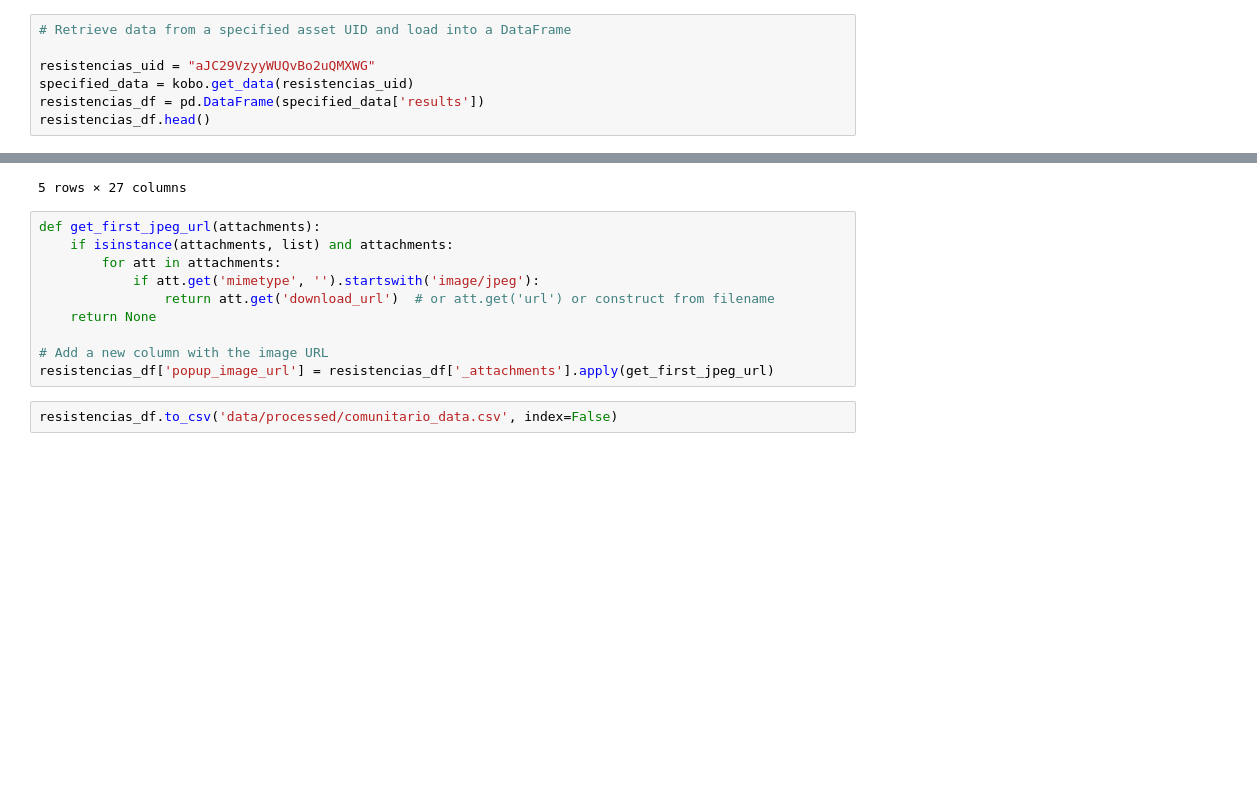
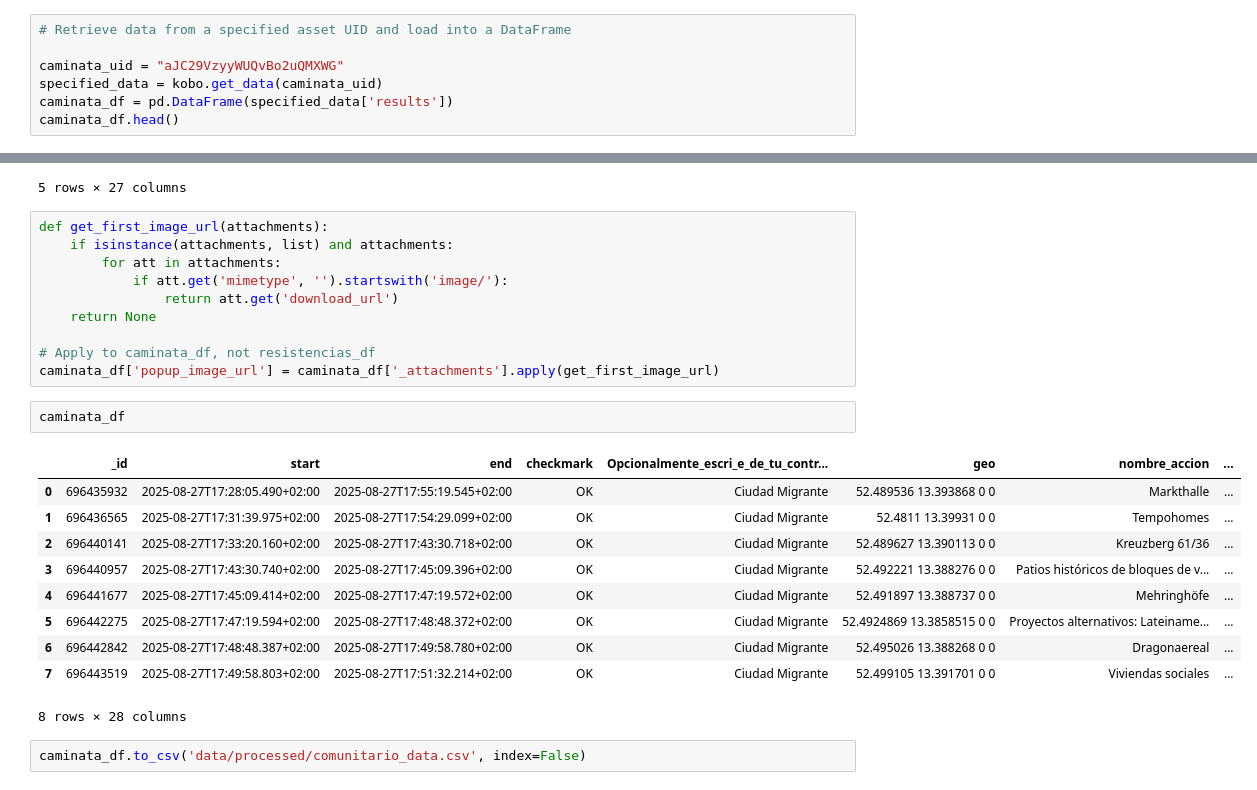
Before and after one commit to GibranMena/mapeos_comunitarios, a Jupyter notebook: _notebooks/0.1-migrant_collect-data.ipynb, the cells around one changed output, grey strips where cells are left out. Drawn from its saved outputs; the diff is of its cells as text; blank space fills up the shorter version.

Commit message:
updated new map code in migran collect

```diff
--- a/_notebooks/0.1-migrant_collect-data.ipynb
+++ b/_notebooks/0.1-migrant_collect-data.ipynb
@@ -64,10 +64,10 @@ assets_df[['uid', 'name', 'asset_type', 'date_created', 'date_modified']]
 # %%
 # Retrieve data from a specified asset UID and load into a DataFrame
 
-resistencias_uid = "aJC29VzyyWUQvBo2uQMXWG"
-specified_data = kobo.get_data(resistencias_uid)
-resistencias_df = pd.DataFrame(specified_data['results'])
-resistencias_df.head()
+caminata_uid = "aJC29VzyyWUQvBo2uQMXWG"
+specified_data = kobo.get_data(caminata_uid)
+caminata_df = pd.DataFrame(specified_data['results'])
+caminata_df.head()
 # %% [output]
 |  | _id | start | end | checkmark | Opcionalmente_escri_e_de_tu_contr... | geo | nombre_accion | ... |
 | 0 | 696435932 | 2025-08-27T17:28:05.490+02:00 | 2025-08-27T17:55:19.545+02:00 | OK | Ciudad Migrante | 52.489536 13.393868 0 0 | Markthalle | ... |
@@ -77,15 +77,28 @@ resistencias_df.head()
 | 4 | 696441677 | 2025-08-27T17:45:09.414+02:00 | 2025-08-27T17:47:19.572+02:00 | OK | Ciudad Migrante | 52.491897 13.388737 0 0 | Mehringhöfe | ... |
 5 rows × 27 columns
 # %%
-def get_first_jpeg_url(attachments):
+def get_first_image_url(attachments):
     if isinstance(attachments, list) and attachments:
         for att in attachments:
-            if att.get('mimetype', '').startswith('image/jpeg'):
-                return att.get('download_url')  # or att.get('url') or construct from filename
+            if att.get('mimetype', '').startswith('image/'):
+                return att.get('download_url')
     return None
 
-# Add a new column with the image URL
-resistencias_df['popup_image_url'] = resistencias_df['_attachments'].apply(get_first_jpeg_url)
+# Apply to caminata_df, not resistencias_df
+caminata_df['popup_image_url'] = caminata_df['_attachments'].apply(get_first_image_url)
+# %%
+caminata_df
+# %% [output]
+|  | _id | start | end | checkmark | Opcionalmente_escri_e_de_tu_contr... | geo | nombre_accion | ... |
+| 0 | 696435932 | 2025-08-27T17:28:05.490+02:00 | 2025-08-27T17:55:19.545+02:00 | OK | Ciudad Migrante | 52.489536 13.393868 0 0 | Markthalle | ... |
+| 1 | 696436565 | 2025-08-27T17:31:39.975+02:00 | 2025-08-27T17:54:29.099+02:00 | OK | Ciudad Migrante | 52.4811 13.39931 0 0 | Tempohomes | ... |
+| 2 | 696440141 | 2025-08-27T17:33:20.160+02:00 | 2025-08-27T17:43:30.718+02:00 | OK | Ciudad Migrante | 52.489627 13.390113 0 0 | Kreuzberg 61/36 | ... |
+| 3 | 696440957 | 2025-08-27T17:43:30.740+02:00 | 2025-08-27T17:45:09.396+02:00 | OK | Ciudad Migrante | 52.492221 13.388276 0 0 | Patios históricos de bloques de v... | ... |
+| 4 | 696441677 | 2025-08-27T17:45:09.414+02:00 | 2025-08-27T17:47:19.572+02:00 | OK | Ciudad Migrante | 52.491897 13.388737 0 0 | Mehringhöfe | ... |
+| 5 | 696442275 | 2025-08-27T17:47:19.594+02:00 | 2025-08-27T17:48:48.372+02:00 | OK | Ciudad Migrante | 52.4924869 13.3858515 0 0 | Proyectos alternativos: Lateiname... | ... |
+| 6 | 696442842 | 2025-08-27T17:48:48.387+02:00 | 2025-08-27T17:49:58.780+02:00 | OK | Ciudad Migrante | 52.495026 13.388268 0 0 | Dragonaereal | ... |
+| 7 | 696443519 | 2025-08-27T17:49:58.803+02:00 | 2025-08-27T17:51:32.214+02:00 | OK | Ciudad Migrante | 52.499105 13.391701 0 0 | Viviendas sociales | ... |
+8 rows × 28 columns
 # %%
-resistencias_df.to_csv('data/processed/comunitario_data.csv', index=False)
+caminata_df.to_csv('data/processed/comunitario_data.csv', index=False)
 # %%
```
Also changed, not shown: parts of 3 cells of this notebook.
